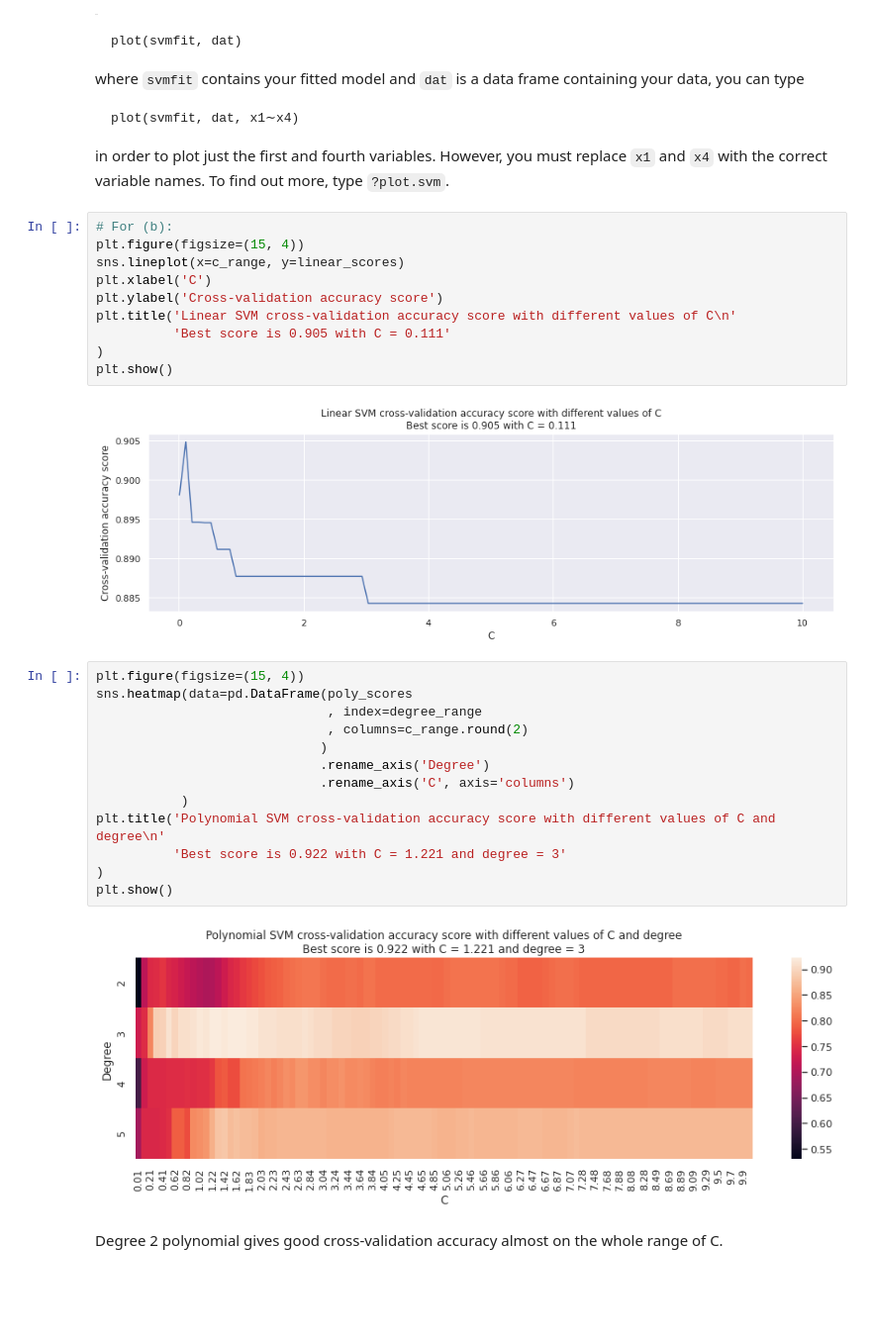
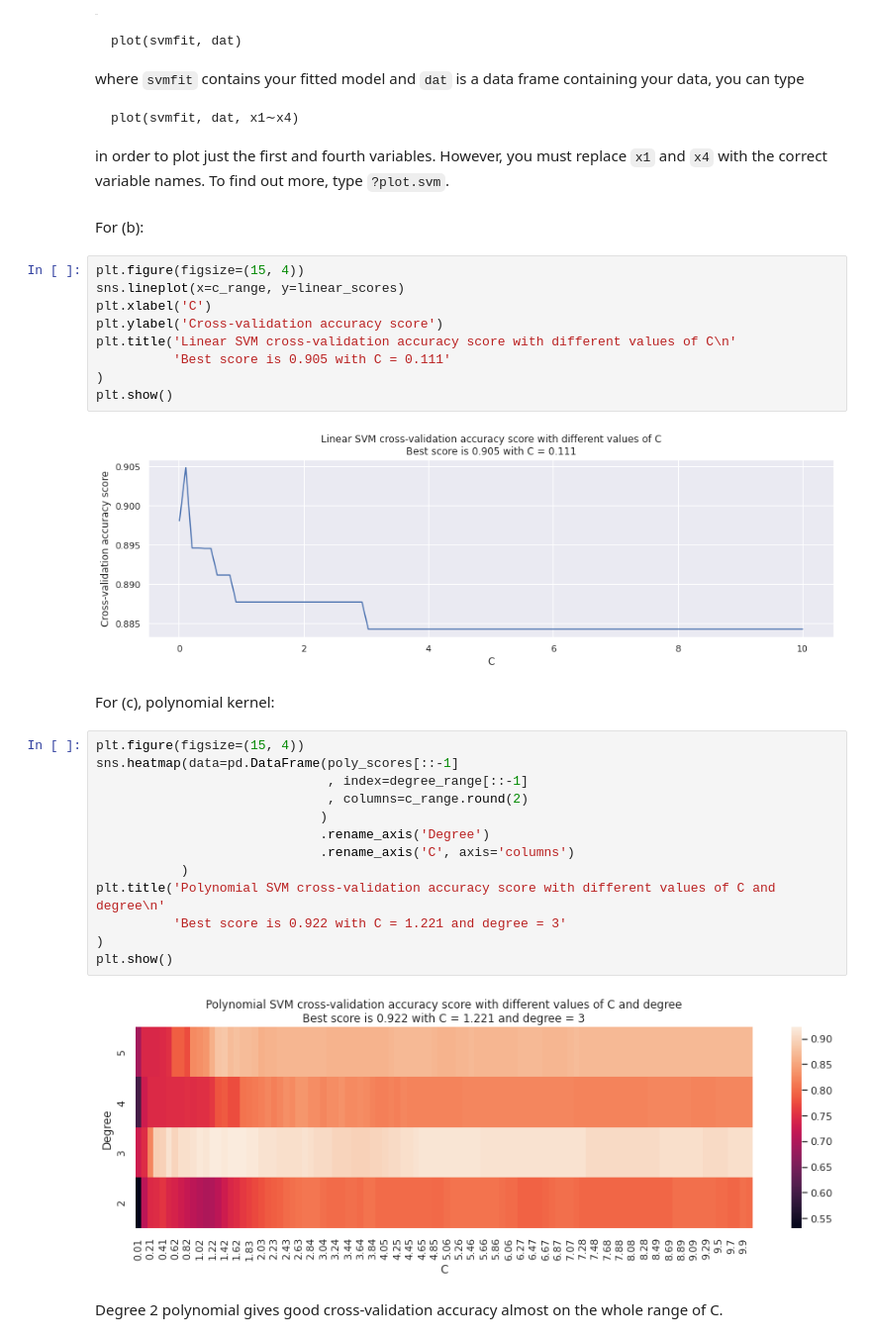
Before and after one commit to onishchenkoar/isl, a Jupyter notebook: 09_Support_Vector_Machines,_ex_7_(Auto_dataset).ipynb, the cells around one changed output. Shown at 99% size. Cells and saved outputs as stored; diff of their text form; blank space fills up the shorter version.

````diff
--- a/09_Support_Vector_Machines,_ex_7_(Auto_dataset).ipynb
+++ b/09_Support_Vector_Machines,_ex_7_(Auto_dataset).ipynb
@@ -150,8 +146,9 @@ where `svmfit` contains your fitted model and `dat` is a data frame containing y
 plot(svmfit, dat, x1∼x4)
 ```
 in order to plot just the first and fourth variables. However, you must replace `x1` and `x4` with the correct variable names. To find out more, type `?plot.svm`.
+# %% [markdown]
+For (b):
 # %%
-# For (b):
 plt.figure(figsize=(15, 4))
 sns.lineplot(x=c_range, y=linear_scores)
 plt.xlabel('C')
@@ -162,20 +159,22 @@ plt.title('Linear SVM cross-validation accuracy score with different values of C
 plt.show()
 # %% [output]
 [figure]
+# %% [markdown]
+For (c), polynomial kernel:
 # %%
 plt.figure(figsize=(15, 4))
-sns.heatmap(data=pd.DataFrame(poly_scores
-                              , index=degree_range
+sns.heatmap(data=pd.DataFrame(poly_scores[::-1]
+                              , index=degree_range[::-1]
                               , columns=c_range.round(2)
                              )
                              .rename_axis('Degree')
                              .rename_axis('C', axis='columns')
            )
 plt.title('Polynomial SVM cross-validation accuracy score with different values of C and degree\n'
           'Best score is 0.922 with C = 1.221 and degree = 3'
 )
 plt.show()
 # %% [output]
-[figure, old version]
+[figure, new version]
 # %% [markdown]
 Degree 2 polynomial gives good cross-validation accuracy almost on the whole range of C.
````
Also changed, not shown: parts of 3 cells of this notebook.
